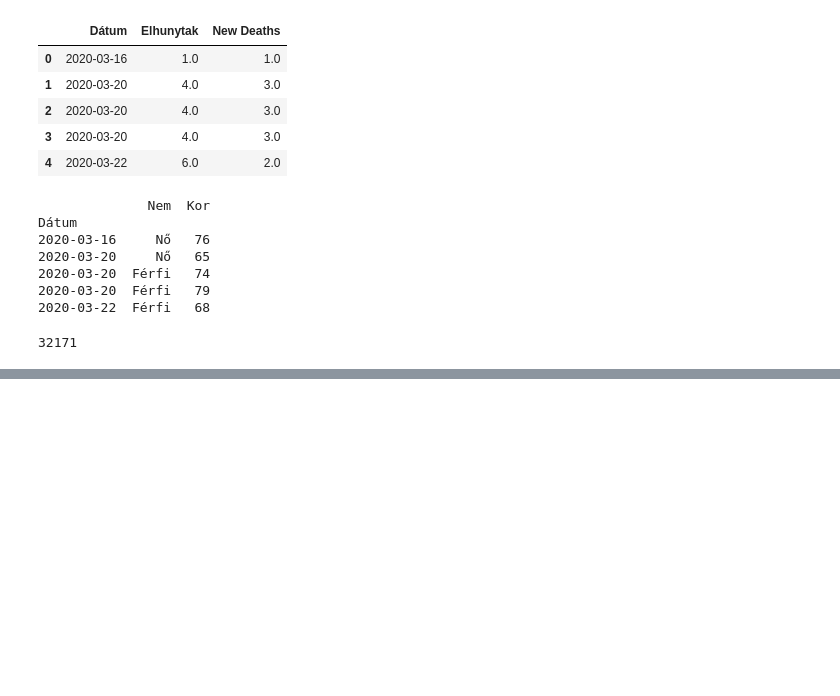
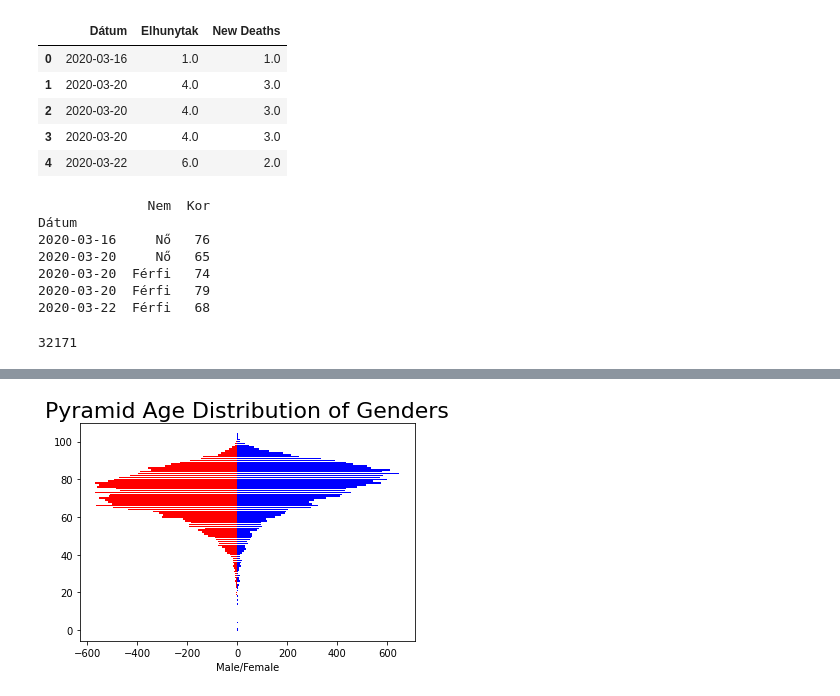
Before and after one commit to Epidemic-Models/data-science-project-covid, a Jupyter notebook: src/data_processing/data_visualization.ipynb, the cells around one changed output, grey strips where cells are left out. Drawn from its saved outputs; the diff is of its cells as text; code cells hidden in the pictures; blank space fills up the shorter version.

```diff
--- a/src/data_processing/data_visualization.ipynb
+++ b/src/data_processing/data_visualization.ipynb
@@ -166,0 +219,24 @@ data_with_dates
+# %%
+df["Nem"].replace({"férfi": "Férfi", "nõ": "Nõ", "Nő": "Nõ"}, inplace=True)
+#df.head(20)
+# %%
+df= df.groupby( list(df))[['Nem']].count()
+df = df.unstack(level = 0)
+df.reset_index(level=0, inplace=True)
+#df
+# %%
+df.columns = df.columns.droplevel()
+df.rename(columns = {"" : "Kor"}, inplace=True )
+df['Férfi'] =df['Férfi'].fillna(0)
+df['Nõ'] =df['Nõ'].fillna(0)
+#df
+# %%
+df["Férfi"]=-df["Férfi"]
+# %%
+plt.barh(df["Kor"], df[ "Férfi"], color = 'r', lw=0, )
+plt.barh(df["Kor"], df[ "Nõ"], color = 'b',  lw=0, )
+plt.title("Pyramid Age Distribution of Genders", fontsize=22)
+plt.xlabel("Male/Female")
+plt.show()
+# %% [output]
+[figure, added]
```
Also changed, not shown: parts of 26 cells of this notebook, 1 other file.
